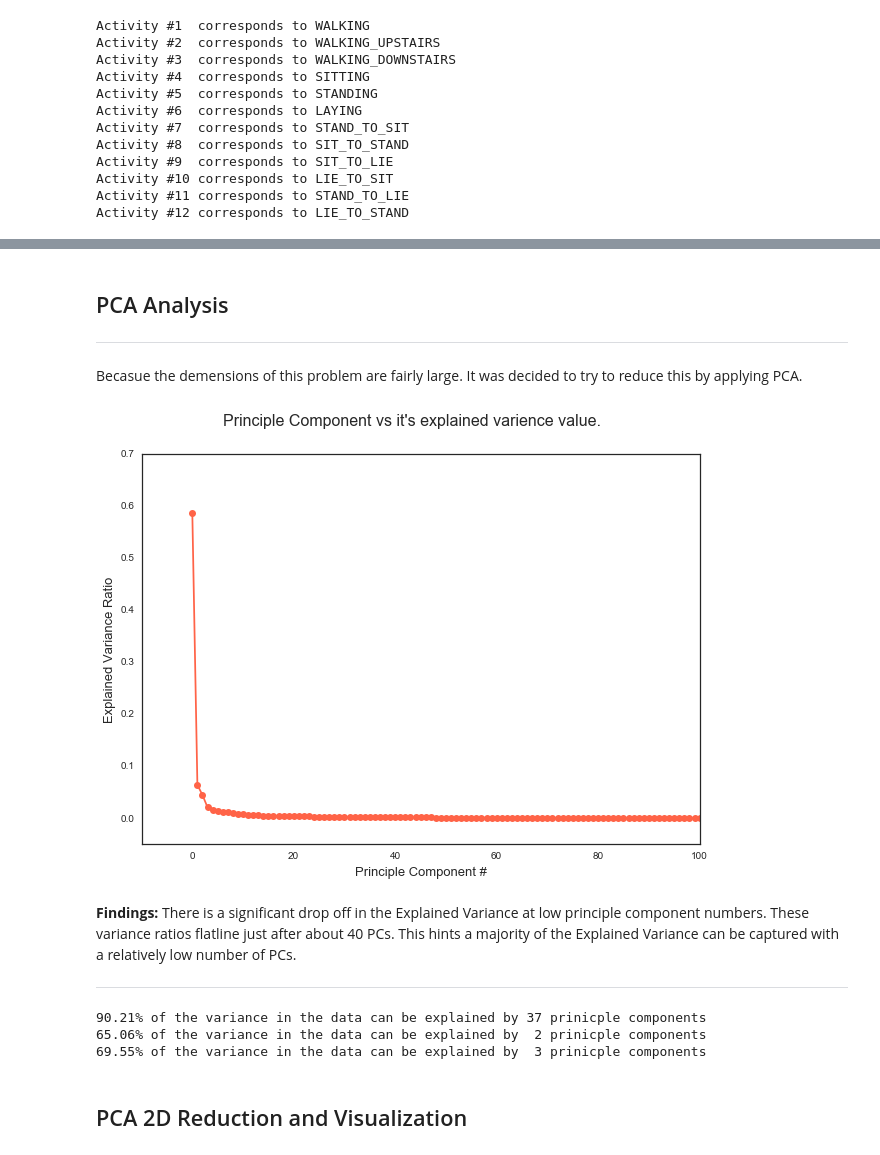
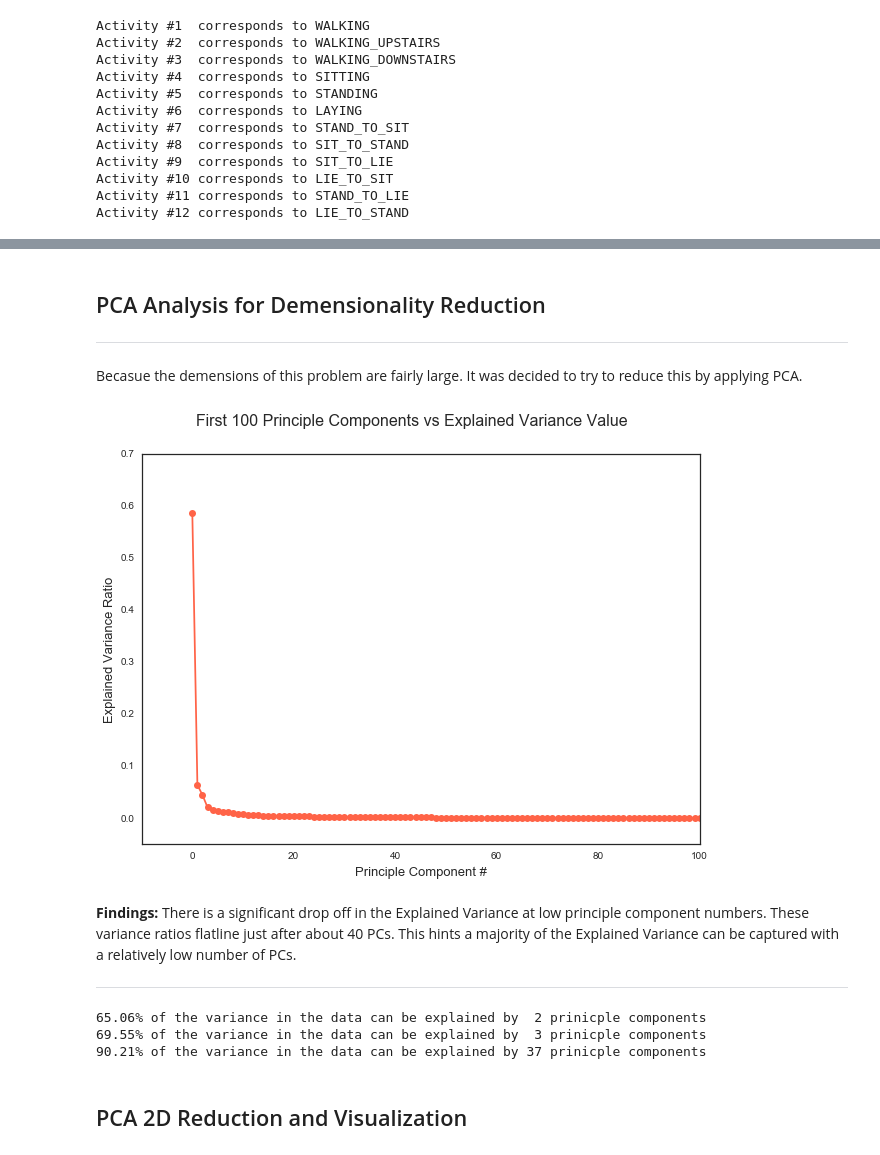
Before and after one commit to todddangerfarr/mlnd-p5-capstone-wearables-activity-tracking, a Jupyter notebook: human-activities-and-postural-transitions.ipynb, the cells around one changed output, grey strips where cells are left out. Saved outputs shown, nothing was run; the diff lists cells and outputs as text; code cells hidden in the pictures.

```diff
--- a/human-activities-and-postural-transitions.ipynb
+++ b/human-activities-and-postural-transitions.ipynb
@@ -123,5 +196,5 @@ plt.show()
 # %% [markdown]
-## PCA Analysis
+## PCA Analysis for Demensionality Reduction
 
 ---
 
@@ -129,34 +202,41 @@ Becasue the demensions of this problem are fairly large. It was decided to try t
 # %%
 # Full PCA of same shape to see how much variance is captured by each PCA
 from sklearn.decomposition import PCA
 pca = PCA(n_components = X_train.shape[1], whiten=True)
 
 pca.fit(X_train)
 
 #plot PCA component vs it's explained Variance
 plt.figure(figsize=(10, 7))
 
 # plot limits
 plt.xlim([-10, 100])
 plt.ylim([-0.05, 0.7])
 
 # plot priniciple components
 plt.scatter([x for x in range(X_train.shape[1])], pca.explained_variance_ratio_, s=20, color='tomato')
 plt.plot([x for x in range(X_train.shape[1])], pca.explained_variance_ratio_, '-o', c='tomato')
 
 # set up plot annotations
-plt.suptitle("Principle Component vs it's explained varience value.", fontsize=16)
+plt.suptitle("First 100 Principle Components vs Explained Variance Value", fontsize=16)
 plt.xlabel('Principle Component #', fontsize=13)
 plt.ylabel('Explained Variance Ratio', fontsize=13)
 
 plt.show()
 # %% [output]
-[figure, old version]
+[figure, new version]
 # %% [markdown]
 **Findings:** There is a significant drop off in the Explained Variance at low principle component numbers.  These variance ratios flatline just after about 40 PCs.  This hints a majority of the Explained Variance can be captured with a relatively low number of PCs.
 
 ----
 # %%
+# 2 & 3 component PCA as these are still in a realm to plot and visualize
+print '{:.2f}% of the variance in the data can be explained by  2 prinicple components'.format(
+    (pca.explained_variance_ratio_[0] + pca.explained_variance_ratio_[1]) * 100)
+print '{:.2f}% of the variance in the data can be explained by  3 prinicple components'.format(
+    (pca.explained_variance_ratio_[0] + pca.explained_variance_ratio_[1] +
+    pca.explained_variance_ratio_[2]) * 100)
+
 # how many PCA's do we need to include to capture 90% of the explained varience
 variance_total = 0
 for i, value in enumerate(pca.explained_variance_ratio_):
@@ -165,16 +245,10 @@ for i, value in enumerate(pca.explained_variance_ratio_):
         print '{:.2f}% of the variance in the data can be explained by {} prinicple components'.format(
             variance_total * 100, i)
         break #exit loop
-
-print '{:.2f}% of the variance in the data can be explained by  2 prinicple components'.format(
-    (pca.explained_variance_ratio_[0] + pca.explained_variance_ratio_[1]) * 100)
-print '{:.2f}% of the variance in the data can be explained by  3 prinicple components'.format(
-    (pca.explained_variance_ratio_[0] + pca.explained_variance_ratio_[1] +
-    pca.explained_variance_ratio_[2]) * 100)
 # %% [output]
-90.21% of the variance in the data can be explained by 37 prinicple components
 65.06% of the variance in the data can be explained by  2 prinicple components
 69.55% of the variance in the data can be explained by  3 prinicple components
+90.21% of the variance in the data can be explained by 37 prinicple components
 # %% [markdown]
 ## PCA 2D Reduction and Visualization
 # %%
```
Also changed, not shown: parts of 40 cells of this notebook, 15 other files.
